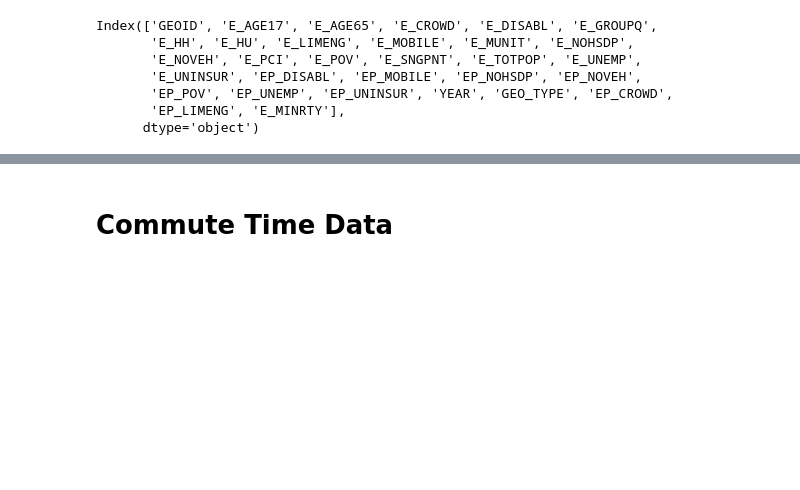
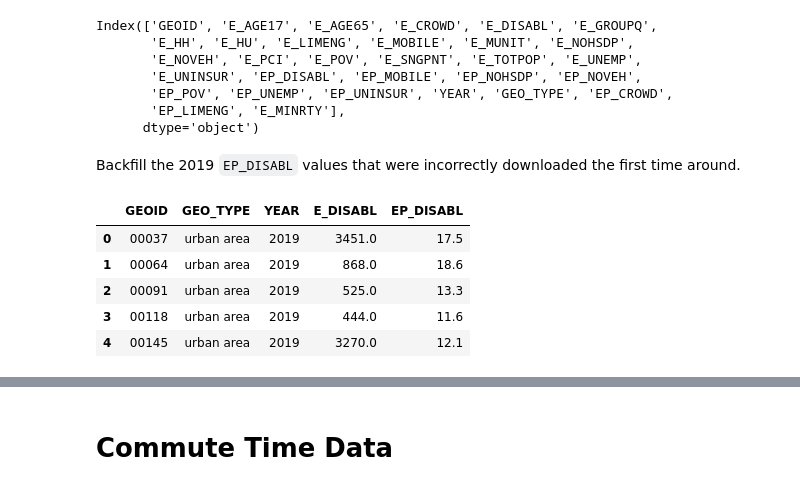
Before and after one commit to kellypierce/demographic-toolkit, a Jupyter notebook: svi_agg_v2.ipynb, the cells around one changed output, grey strips where cells are left out. Drawn from its saved outputs; the diff is of its cells as text; code cells hidden in the pictures; blank space fills up the shorter version.

```diff
--- a/svi_agg_v2.ipynb
+++ b/svi_agg_v2.ipynb
@@ -380,3 +383,5 @@ Index(['GEOID', 'E_AGE17', 'E_AGE65', 'E_CROWD', 'E_DISABL', 'E_GROUPQ',
        'EP_POV', 'EP_UNEMP', 'EP_UNINSUR', 'YEAR', 'GEO_TYPE', 'EP_CROWD',
        'EP_LIMENG', 'E_MINRTY'],
       dtype='object')
+# %% [markdown]
+Backfill the 2019 `EP_DISABL` values that were incorrectly downloaded the first time around.
@@ -382,0 +392,9 @@ Index(['GEOID', 'E_AGE17', 'E_AGE65', 'E_CROWD', 'E_DISABL', 'E_GROUPQ',
+# %%
+ep_disabl_backfill.head()
+# %% [output]
+|  | GEOID | GEO_TYPE | YEAR | E_DISABL | EP_DISABL |
+| 0 | 00037 | urban area | 2019 | 3451.0 | 17.5 |
+| 1 | 00064 | urban area | 2019 | 868.0 | 18.6 |
+| 2 | 00091 | urban area | 2019 | 525.0 | 13.3 |
+| 3 | 00118 | urban area | 2019 | 444.0 | 11.6 |
+| 4 | 00145 | urban area | 2019 | 3270.0 | 12.1 |
```
Also changed, not shown: parts of 23 cells of this notebook.
